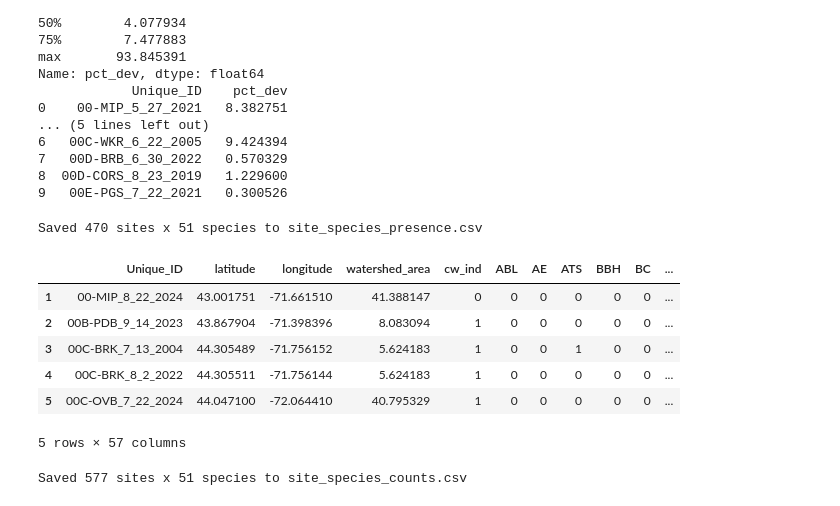
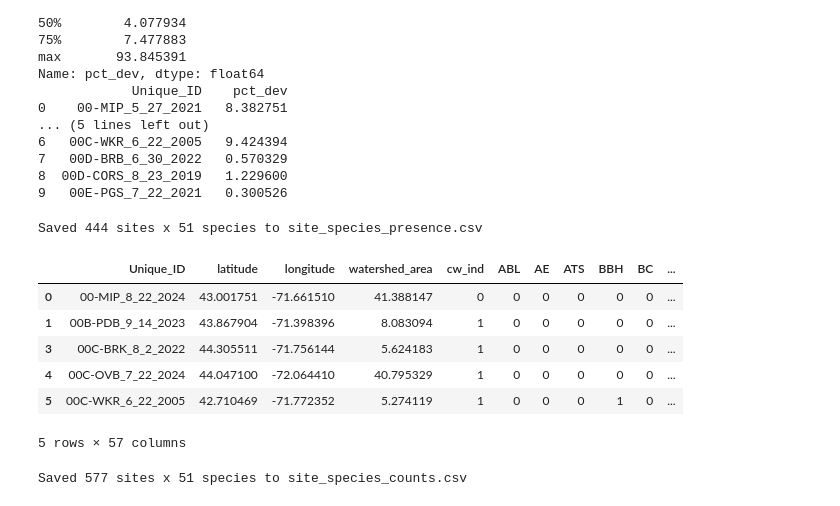
Before and after one commit to ShamSarris/nhdes-cw-stream-modelling, a Jupyter notebook: src/data_prep.ipynb, the cells around one changed output. Cells and saved outputs as stored; diff of their text form; code cells hidden in the pictures.

Commit message:
ajr - Changed filtering logic to function, and implemented for new set of dupes

```diff
--- a/src/data_prep.ipynb
+++ b/src/data_prep.ipynb
@@ -269,64 +269,73 @@ area['Unique_ID'] = area['Unique_ID'].str.strip()
 
 # Merge everything together
 result = pivot.merge(coords, on='Unique_ID', how='left')
 result = result.merge(area, on='Unique_ID', how='left')
 result = result.merge(cw, on='Unique_ID', how='left')
 result['cw_ind'] = result['cw_ind'].fillna(0).astype(int)
 
 # Reorder columns: unique_id, latitude, longitude, watershed_area, cw_ind, then remaining species
 col_order = ['Unique_ID', 'latitude', 'longitude', 'watershed_area', 'cw_ind'] + species_cols
 result = result[col_order]
 
-dupe_selection = pd.read_csv('./data/duplicate_sites_selection.csv')
+dupe_selection1 = pd.read_csv('./data/duplicate_sites_selection.csv')
 
 # Split the date column into three parts
-date_parts = dupe_selection['CollDate'].str.split('/', expand=True)
+date_parts = dupe_selection1['CollDate'].str.split('/', expand=True)
 
 # Combine the original ID with the date parts
-dupe_selection['EMDStationID_Current'] = (
-    dupe_selection['EMDStationID_Current'].astype(str) + '_' +
+dupe_selection1['EMDStationID_Current'] = (
+    dupe_selection1['EMDStationID_Current'].astype(str) + '_' +
     date_parts[0] + '_' + # month
     date_parts[1] + '_' + # day
     date_parts[2]         # year
 )
 
-dupe_selection['Keep'] = dupe_selection['Keep'].fillna('drop')
+dupe_selection2 = pd.read_csv('./data/duplicate_sites_selection_2.csv')
 
-# Ensure IDs are strings to avoid matching errors
-result['Unique_ID'] = result['Unique_ID'].astype(str)
-dupe_selection['EMDStationID_Current'] = dupe_selection['EMDStationID_Current'].astype(str)
+def RemoveDupes(dupe_selection, result_df, dupe_id_col='EMDStationID_Current'):
+    df_dupe = dupe_selection.copy()
 
-# Merge 'result' with 'dupe_selection' on the ID column
-# We only bring over the 'Keep' column from dupe_selection
-merged = pd.merge(
-    result,
-    dupe_selection[['EMDStationID_Current', 'Keep']],
-    left_on='Unique_ID',               # Column in 'result'
-    right_on='EMDStationID_Current',    # Column in 'dupe_selection'
-    how='left'
-)
+    # Standardize the 'Keep' column
+    df_dupe['Keep'] = df_dupe['Keep'].fillna('drop')
 
-# Keep the row if:
-# - It is NOT in dupe_selection (Keep is NaN)
-# - OR it IS in dupe_selection and 'Keep' equals 'keep'
-res_no_dupes = merged[
-    (merged['Keep'].isna()) | (merged['Keep'] == 'keep')
-].copy()
+    # Ensure ID columns are strings
+    result_df['Unique_ID'] = result_df['Unique_ID'].astype(str)
+    df_dupe[dupe_id_col] = df_dupe[dupe_id_col].astype(str)
 
-# Remove the temporary 'Keep' column to keep the original format
-res_no_dupes = res_no_dupes.drop(columns=['Keep'])
+    # Merge using the column name provided
+    merged = pd.merge(
+        result_df,
+        df_dupe[[dupe_id_col, 'Keep']],
+        left_on='Unique_ID',
+        right_on=dupe_id_col,
+        how='left'
+    )
+
+    # Filter logic
+    res_no_dupes = merged[
+        (merged['Keep'].isna()) | (merged['Keep'] == 'keep')
+    ].copy()
+
+    # Drop the temporary columns
+    res_no_dupes = res_no_dupes.drop(columns=['Keep'])
+
+    return res_no_dupes
+
+res_no_dupes_first_pass = RemoveDupes(dupe_selection1, result)
+
+res_no_dupes = RemoveDupes(dupe_selection2, res_no_dupes_first_pass, dupe_id_col='Unique_ID')
 
 res_no_dupes.to_csv('./data/site_species_presence.csv', index=False)
 print(f"Saved {len(res_no_dupes)} sites x {len(species_cols)} species to site_species_presence.csv")
 res_no_dupes.head()
 # %% [output]
-Saved 470 sites x 51 species to site_species_presence.csv
+Saved 444 sites x 51 species to site_species_presence.csv
 |  | Unique_ID | latitude | longitude | watershed_area | cw_ind | ABL | AE | ATS | BBH | BC | ... |
-| 1 | 00-MIP_8_22_2024 | 43.001751 | -71.661510 | 41.388147 | 0 | 0 | 0 | 0 | 0 | 0 | ... |
-| 2 | 00B-PDB_9_14_2023 | 43.867904 | -71.398396 | 8.083094 | 1 | 0 | 0 | 0 | 0 | 0 | ... |
-| 3 | 00C-BRK_7_13_2004 | 44.305489 | -71.756152 | 5.624183 | 1 | 0 | 0 | 1 | 0 | 0 | ... |
-| 4 | 00C-BRK_8_2_2022 | 44.305511 | -71.756144 | 5.624183 | 1 | 0 | 0 | 0 | 0 | 0 | ... |
-| 5 | 00C-OVB_7_22_2024 | 44.047100 | -72.064410 | 40.795329 | 1 | 0 | 0 | 0 | 0 | 0 | ... |
+| 0 | 00-MIP_8_22_2024 | 43.001751 | -71.661510 | 41.388147 | 0 | 0 | 0 | 0 | 0 | 0 | ... |
+| 1 | 00B-PDB_9_14_2023 | 43.867904 | -71.398396 | 8.083094 | 1 | 0 | 0 | 0 | 0 | 0 | ... |
+| 3 | 00C-BRK_8_2_2022 | 44.305511 | -71.756144 | 5.624183 | 1 | 0 | 0 | 0 | 0 | 0 | ... |
+| 4 | 00C-OVB_7_22_2024 | 44.047100 | -72.064410 | 40.795329 | 1 | 0 | 0 | 0 | 0 | 0 | ... |
+| 5 | 00C-WKR_6_22_2005 | 42.710469 | -71.772352 | 5.274119 | 1 | 0 | 0 | 0 | 1 | 0 | ... |
 5 rows × 57 columns
 # %%
 # Build species observation counts CSV (same structure as site_species_presence.csv but raw counts)
```
Also changed, not shown: 2 other files.
